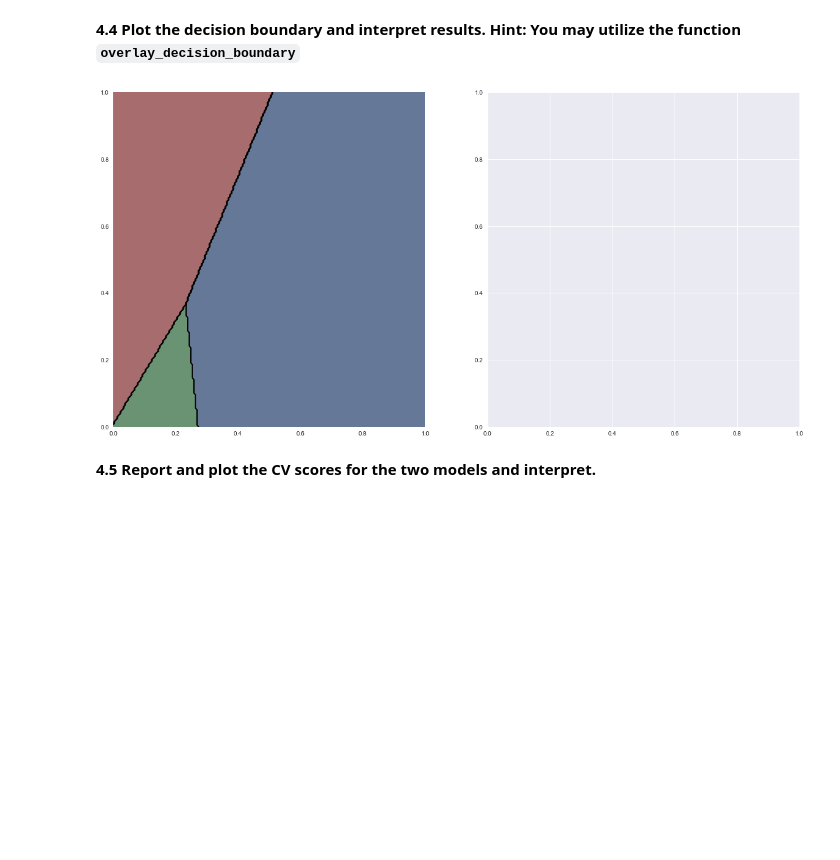
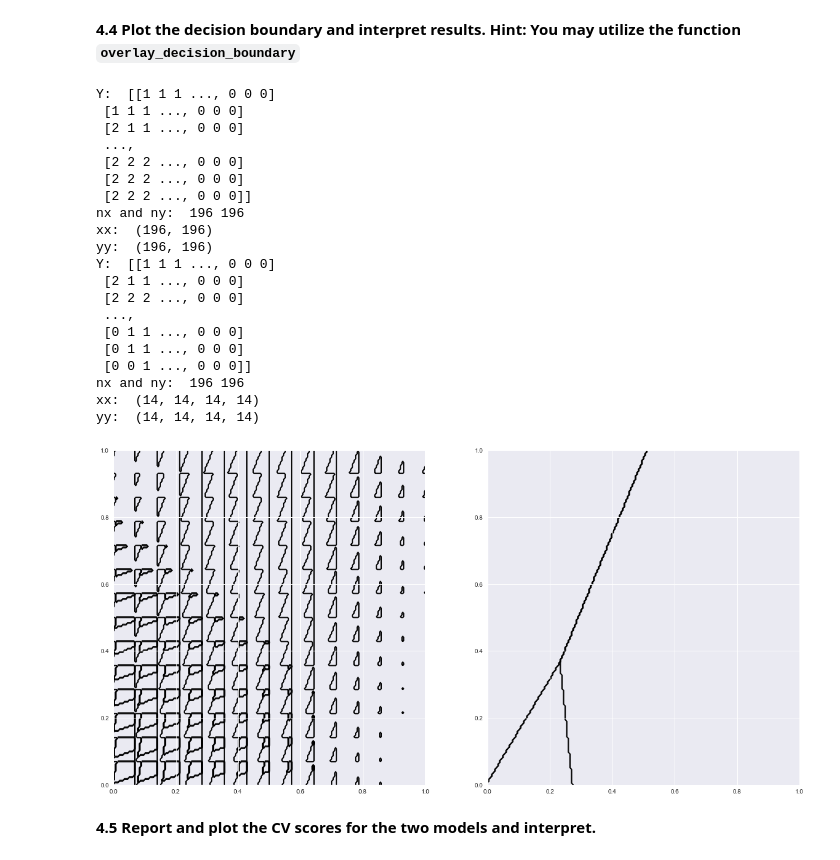
Before and after one commit to katiegrosch/2019-CS109A, a Jupyter notebook: content/homeworks/cs109a_hw4_209/cs109a_HW4.ipynb, the cells around one changed output. Drawn from its saved outputs; the diff is of its cells as text; code cells hidden in the pictures; blank space fills up the shorter version.

```diff
--- a/content/homeworks/cs109a_hw4_209/cs109a_HW4.ipynb
+++ b/content/homeworks/cs109a_hw4_209/cs109a_HW4.ipynb
@@ -683,10 +634,30 @@ def overlay_decision_boundary(ax, model, model_type, colors=None, nx=200, ny=200
 # %%
 fig, ax = plt.subplots(1,2,figsize=(20,10))
 
-overlay_decision_boundary(ax[0], linear_lr, 'linear')
-#overlay_decision_boundary(ax[1], poly_lr, 'poly')
+overlay_decision_boundary(ax[1], linear_lr, 'linear')
+overlay_decision_boundary(ax[0], poly_lr, 'poly')
 # %% [output]
+Y:  [[1 1 1 ..., 0 0 0]
+ [1 1 1 ..., 0 0 0]
+ [2 1 1 ..., 0 0 0]
+ ...,
+ [2 2 2 ..., 0 0 0]
+ [2 2 2 ..., 0 0 0]
+ [2 2 2 ..., 0 0 0]]
+nx and ny:  196 196
+xx:  (196, 196)
+yy:  (196, 196)
+Y:  [[1 1 1 ..., 0 0 0]
+ [2 1 1 ..., 0 0 0]
+ [2 2 2 ..., 0 0 0]
+ ...,
+ [0 1 1 ..., 0 0 0]
+ [0 1 1 ..., 0 0 0]
+ [0 0 1 ..., 0 0 0]]
+nx and ny:  196 196
+xx:  (14, 14, 14, 14)
+yy:  (14, 14, 14, 14)
-[figure, old version]
+[figure, new version]
 # %% [markdown]
 **4.5 Report and plot the CV scores for the two models and interpret.**
 # %%
```
Also changed, not shown: parts of 2 cells of this notebook.
